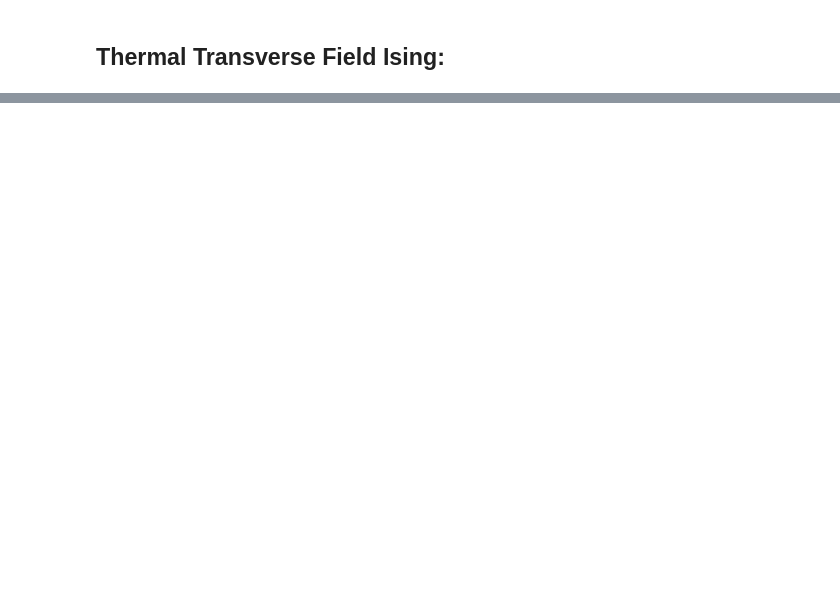
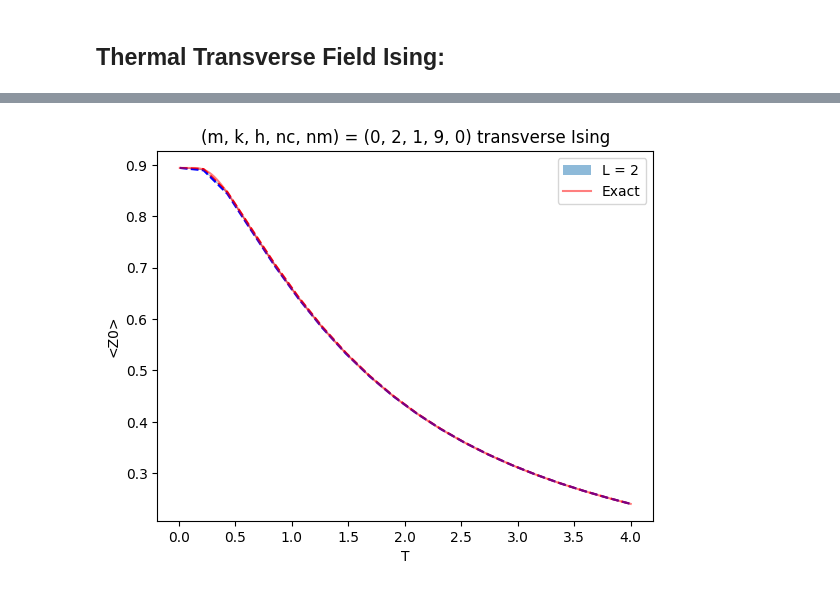
Before and after one commit to Newtech66/mtp-matrix-bootstrap, a Jupyter notebook: ising-bootstrap.ipynb, the cells around one changed output, grey strips where cells are left out. Drawn from its saved outputs; the diff is of its cells as text; code cells hidden in the pictures; blank space fills up the shorter version.

Commit message:
small basis+pade approximant

```diff
--- a/ising-bootstrap.ipynb
+++ b/ising-bootstrap.ipynb
@@ -357 +428,15 @@ plt.show()
+# %%
+Z0mins = [V[SiteBasis(L).rank('ZI')] for V in Bmins]
+Z0maxs = [V[SiteBasis(L).rank('ZI')] for V in Bmaxs]
+plt.fill_between(1/betas, Z0mins, Z0maxs, alpha = 0.5, label=f'L = {L}')
+plt.plot(1/betas, Z0mins,c ='red',linestyle='--')
+plt.plot(1/betas, Z0maxs,c ='blue',linestyle='--')
+plt.plot(Temp, expZ/2, alpha=0.5, label='Exact', c='red')
+plt.xlabel('T')
+plt.ylabel('<Z0>')
+plt.title(f'(m, k, h, nc, nm) = ({m}, {k}, {h}, {nc}, {nm}) transverse Ising')
+plt.legend()
+plt.show()
+# %% [output]
+[figure, added]
 # %%
```
Also changed, not shown: parts of 18 cells of this notebook, 23 other files.
